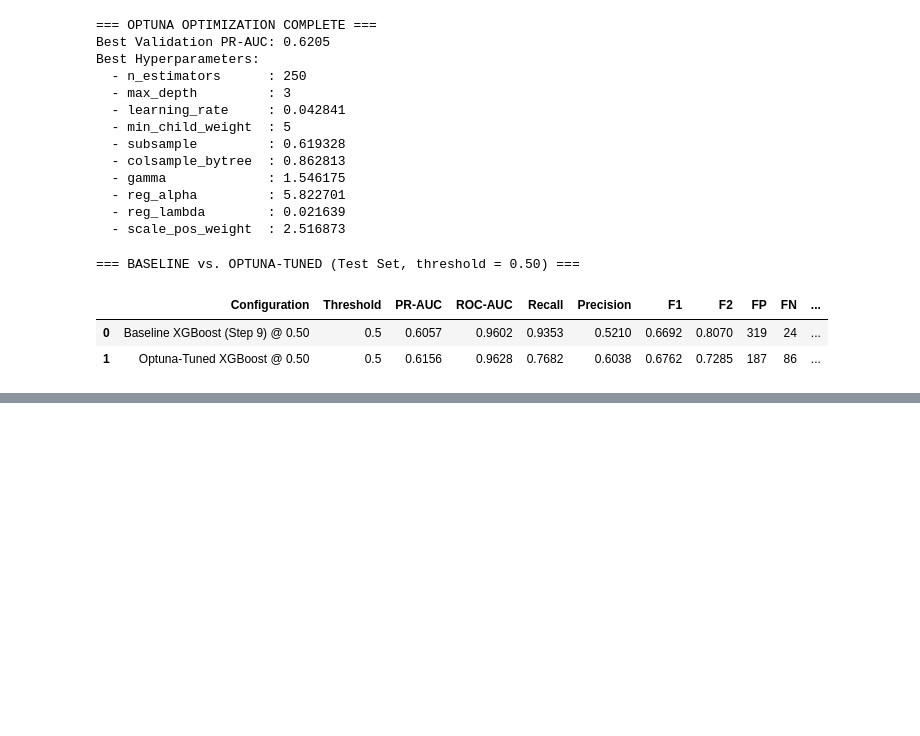
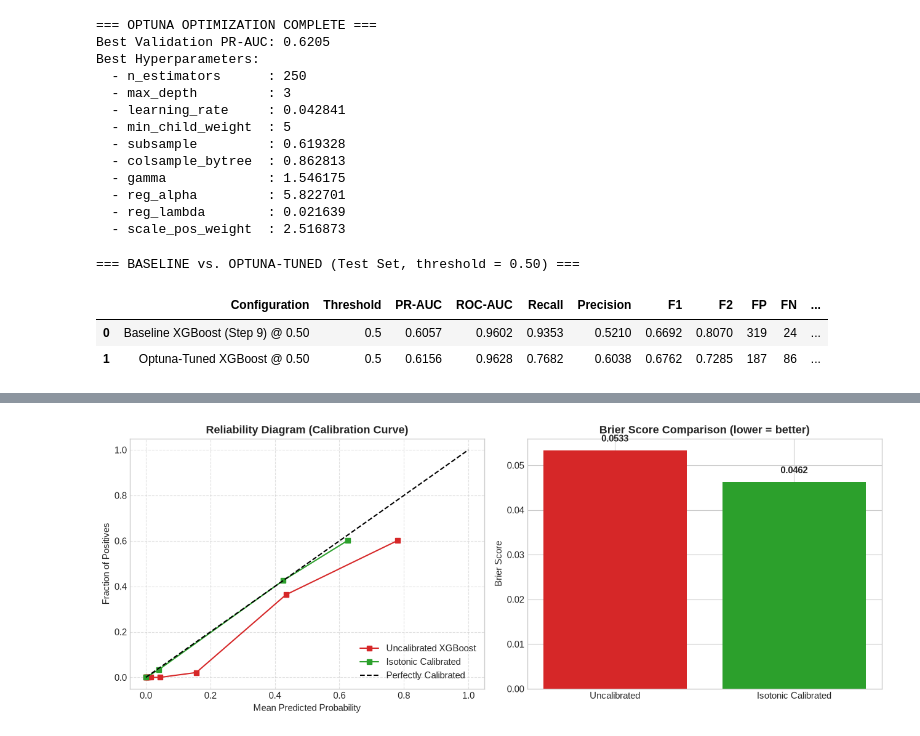
Before and after one commit to GamithaGimhana/FloodSentinel, a Jupyter notebook: notebooks/flood_prediction_sri_lanka.ipynb, the cells around one changed output, grey strips where cells are left out. Drawn from its saved outputs; the diff is of its cells as text; code cells hidden in the pictures; blank space fills up the shorter version.

Commit message:
Implement isotonic calibration & cost-optimized threshold tuning

```diff
--- a/notebooks/flood_prediction_sri_lanka.ipynb
+++ b/notebooks/flood_prediction_sri_lanka.ipynb
@@ -1258,3 +1258,83 @@ pd.DataFrame(results)
 |  | Configuration | Threshold | PR-AUC | ROC-AUC | Recall | Precision | F1 | F2 | FP | FN | ... |
 | 0 | Baseline XGBoost (Step 9) @ 0.50 | 0.5 | 0.6057 | 0.9602 | 0.9353 | 0.5210 | 0.6692 | 0.8070 | 319 | 24 | ... |
 | 1 | Optuna-Tuned XGBoost @ 0.50 | 0.5 | 0.6156 | 0.9628 | 0.7682 | 0.6038 | 0.6762 | 0.7285 | 187 | 86 | ... |
+# %%
+# ============================================================
+# 10.3 Probability Calibration (Isotonic Regression)
+# ------------------------------------------------------------
+# scikit-learn >= 1.8 removed the cv='prefit' option from
+# CalibratedClassifierCV. We implement the prefit isotonic
+# calibration directly with IsotonicRegression (identical math),
+# wrapped in a small class so all downstream cells keep working.
+# ============================================================
+from sklearn.isotonic import IsotonicRegression
+from sklearn.calibration import calibration_curve
+from sklearn.model_selection import train_test_split
+
+# Split Validation set into CALIBRATION half and THRESHOLD-TUNING half
+X_calib, X_thresh, y_calib, y_thresh = train_test_split(
+    X_val_proc, y_val, test_size=0.5, random_state=42, stratify=y_val
+)
+print(f"Calibration subset      : {len(y_calib):,} records")
+print(f"Threshold-tuning subset : {len(y_thresh):,} records")
+
+# 1) Raw probabilities of the tuned model on the calibration subset
+y_calib_proba_raw = tuned_model.predict_proba(X_calib)[:, 1]
+
+# 2) Fit isotonic regression: raw probability -> true label.
+#    This is exactly what method='isotonic' + cv='prefit' did internally.
+isotonic_calibrator = IsotonicRegression(out_of_bounds='clip')
+isotonic_calibrator.fit(y_calib_proba_raw, y_calib)
+
+# 3) Small wrapper that keeps the usual .predict_proba(X) API so that all
+#    downstream cells (reliability diagram, threshold tuning, final audit)
+#    work without modification.
+class CalibratedModel:
+    def __init__(self, base_model, calibrator):
+        self.base_model = base_model
+        self.calibrator = calibrator
+
+    def predict_proba(self, X):
+        raw = self.base_model.predict_proba(X)[:, 1]
+        calibrated = self.calibrator.predict(raw)
+        return np.column_stack([1 - calibrated, calibrated])
+
+    def predict(self, X, threshold=0.5):
+        return (self.predict_proba(X)[:, 1] >= threshold).astype(int)
+
+calibrated_model = CalibratedModel(tuned_model, isotonic_calibrator)
+
+y_thresh_proba_raw = tuned_model.predict_proba(X_thresh)[:, 1]
+y_thresh_proba_cal = calibrated_model.predict_proba(X_thresh)[:, 1]
+
+# --- Reliability diagram ---
+try:
+    frac_raw, mean_raw = calibration_curve(y_thresh, y_thresh_proba_raw, n_bins=10, strategy='quantile')
+    frac_cal, mean_cal = calibration_curve(y_thresh, y_thresh_proba_cal, n_bins=10, strategy='quantile')
+except TypeError:
+    frac_raw, mean_raw = calibration_curve(y_thresh, y_thresh_proba_raw, n_bins=10)
+    frac_cal, mean_cal = calibration_curve(y_thresh, y_thresh_proba_cal, n_bins=10)
+
+brier_raw = float(((np.asarray(y_thresh) - y_thresh_proba_raw) ** 2).mean())
+brier_cal = float(((np.asarray(y_thresh) - y_thresh_proba_cal) ** 2).mean())
+
+fig, axes = plt.subplots(1, 2, figsize=(13, 5))
+
+axes[0].plot(mean_raw, frac_raw, 's-', color='#d62728', label='Uncalibrated XGBoost')
+axes[0].plot(mean_cal, frac_cal, 's-', color='#2ca02c', label='Isotonic Calibrated')
+axes[0].plot([0, 1], [0, 1], 'k--', label='Perfectly Calibrated')
+axes[0].set_xlabel('Mean Predicted Probability')
+axes[0].set_ylabel('Fraction of Positives')
+axes[0].set_title('Reliability Diagram (Calibration Curve)', fontweight='bold')
+axes[0].legend(loc='lower right')
+axes[0].grid(True, linestyle='--', alpha=0.6)
+
+axes[1].bar(['Uncalibrated', 'Isotonic Calibrated'], [brier_raw, brier_cal], color=['#d62728', '#2ca02c'])
+for i, v in enumerate([brier_raw, brier_cal]):
+    axes[1].text(i, v + 0.002, f'{v:.4f}', ha='center', fontweight='bold')
+axes[1].set_title('Brier Score Comparison (lower = better)', fontweight='bold')
+axes[1].set_ylabel('Brier Score')
+
+plt.tight_layout()
+plt.show()
+# %% [output]
@@ -1260,0 +1343 @@ pd.DataFrame(results)
+[figure, added]
```
Also changed, not shown: parts of 4 cells of this notebook.
